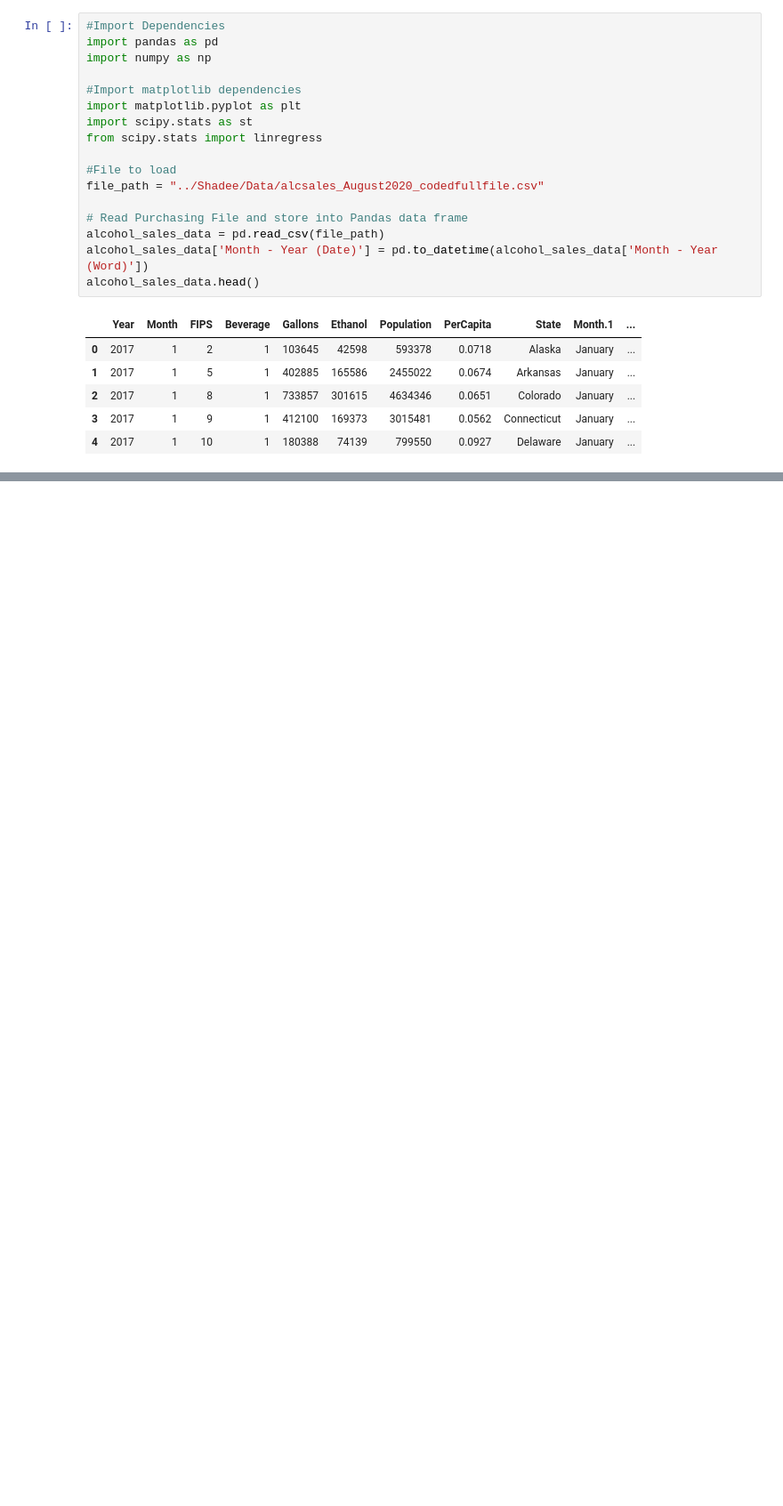
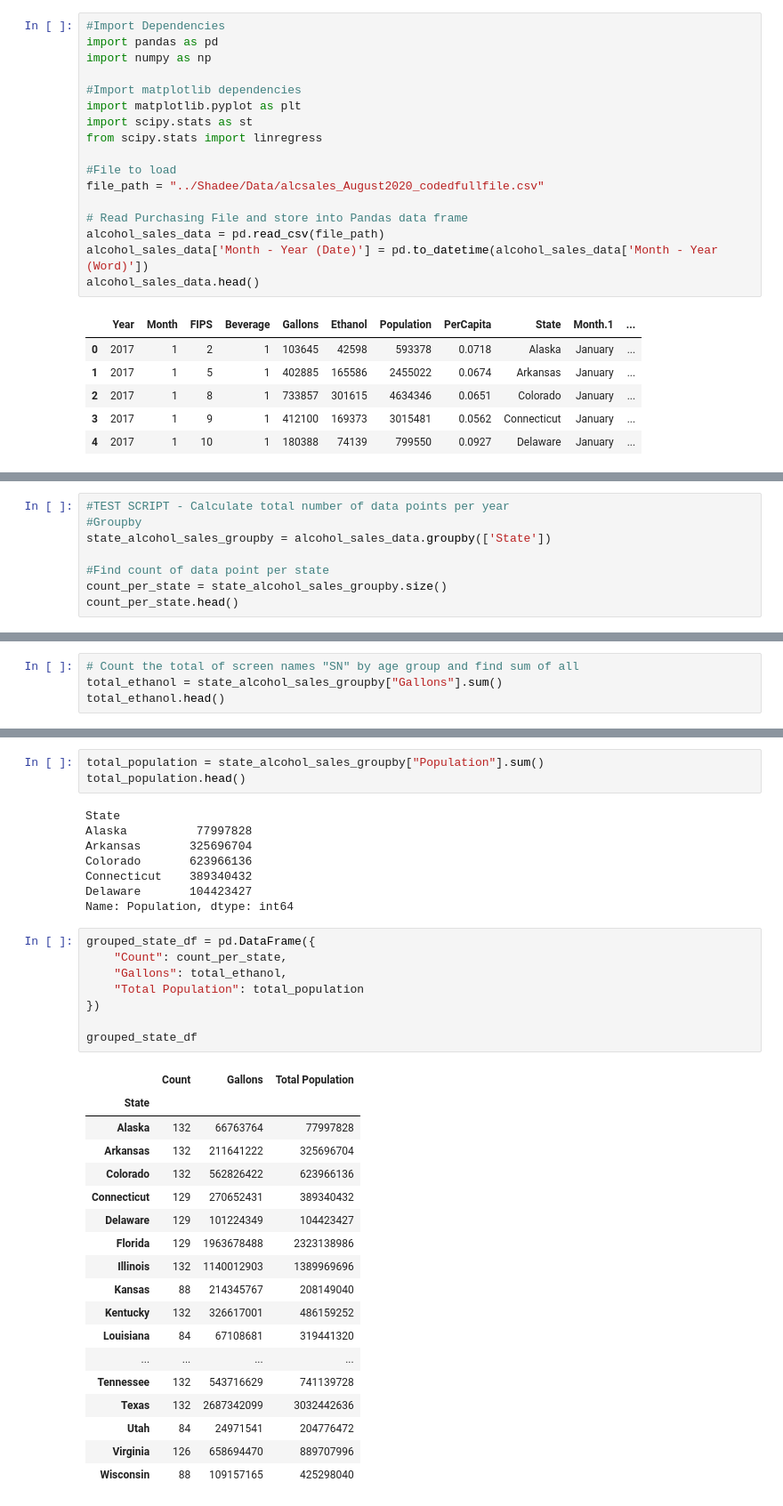
Before and after one commit to shadeetabasi/data-analysis-project-1, a Jupyter notebook: jack/Alcohol Sales Jack.ipynb, the cells around one changed output, grey strips where cells are left out. Shown: that part at 89% size. Drawn from its saved outputs; the diff is of its cells as text; blank space fills up the shorter version.

```diff
--- a/jack/Alcohol Sales Jack.ipynb
+++ b/jack/Alcohol Sales Jack.ipynb
@@ -24,0 +68,8 @@ alcohol_sales_data.head()
+# %%
+#TEST SCRIPT - Calculate total number of data points per year
+#Groupby
+state_alcohol_sales_groupby = alcohol_sales_data.groupby(['State'])
+
+#Find count of data point per state
+count_per_state = state_alcohol_sales_groupby.size()
+count_per_state.head()
@@ -24,0 +84,4 @@ alcohol_sales_data.head()
+# %%
+# Count the total of screen names "SN" by age group and find sum of all
+total_ethanol = state_alcohol_sales_groupby["Gallons"].sum()
+total_ethanol.head()
@@ -24,0 +96,38 @@ alcohol_sales_data.head()
+# %%
+total_population = state_alcohol_sales_groupby["Population"].sum()
+total_population.head()
+# %% [output]
+State
+Alaska          77997828
+Arkansas       325696704
+Colorado       623966136
+Connecticut    389340432
+Delaware       104423427
+Name: Population, dtype: int64
+# %%
+grouped_state_df = pd.DataFrame({
+    "Count": count_per_state,
+    "Gallons": total_ethanol,
+    "Total Population": total_population
+})
+
+grouped_state_df
+# %% [output]
+|  | Count | Gallons | Total Population |
+| State |  |  |  |
+| Alaska | 132 | 66763764 | 77997828 |
+| Arkansas | 132 | 211641222 | 325696704 |
+| Colorado | 132 | 562826422 | 623966136 |
+| Connecticut | 129 | 270652431 | 389340432 |
+| Delaware | 129 | 101224349 | 104423427 |
+| Florida | 129 | 1963678488 | 2323138986 |
+| Illinois | 132 | 1140012903 | 1389969696 |
+| Kansas | 88 | 214345767 | 208149040 |
+| Kentucky | 132 | 326617001 | 486159252 |
+| Louisiana | 84 | 67108681 | 319441320 |
+| ... | ... | ... | ... |
+| Tennessee | 132 | 543716629 | 741139728 |
+| Texas | 132 | 2687342099 | 3032442636 |
+| Utah | 84 | 24971541 | 204776472 |
+| Virginia | 126 | 658694470 | 889707996 |
+| Wisconsin | 88 | 109157165 | 425298040 |
```
Also changed, not shown: parts of 7 cells of this notebook, 3 other files.
